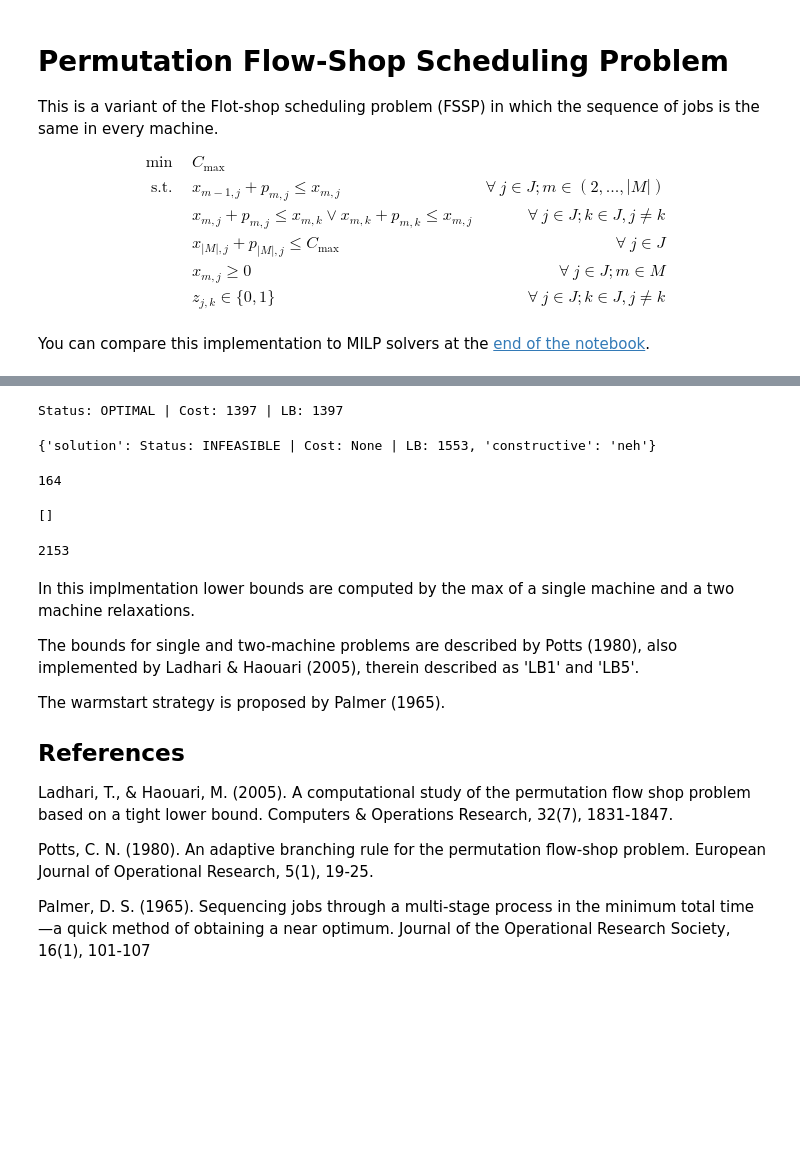
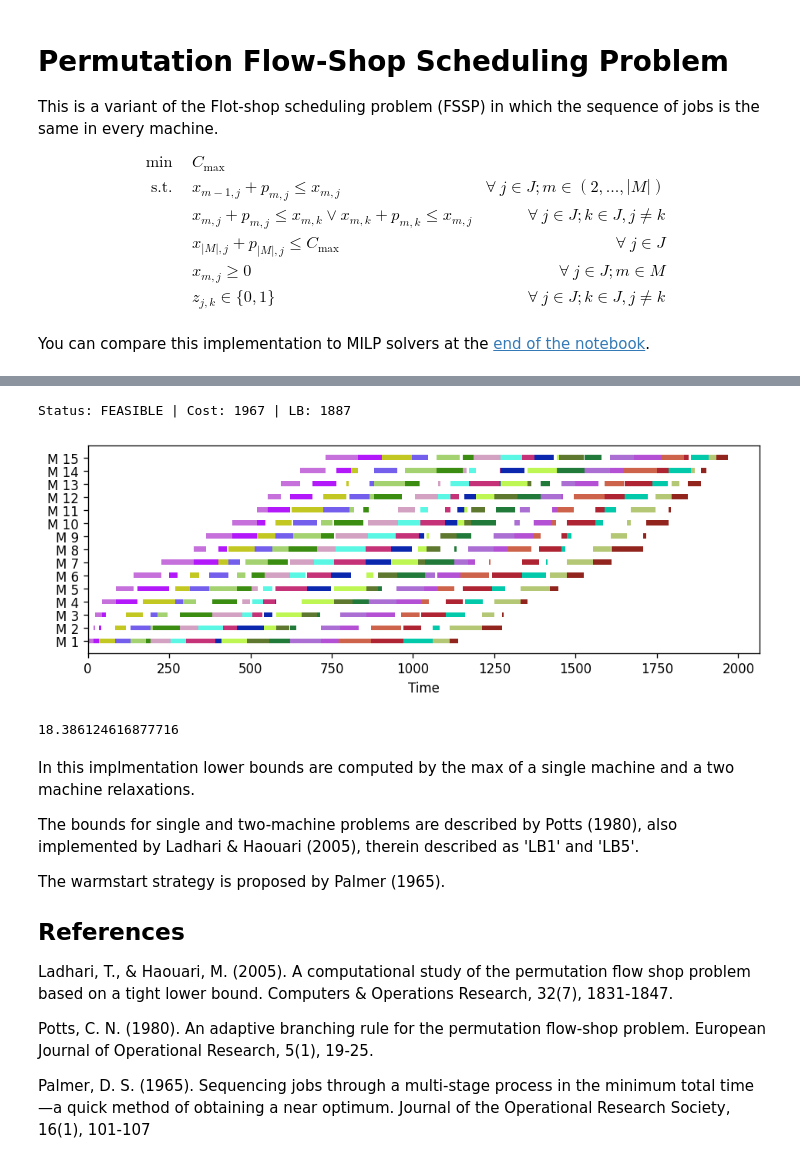
Before and after one commit to bruscalia/bnbpy, a Jupyter notebook: notebooks/pfssp-bench.ipynb, the cells around one changed output, grey strips where cells are left out. Saved outputs shown, nothing was run; the diff lists cells and outputs as text; code cells hidden in the pictures; blank space fills up the shorter version.

```diff
--- a/notebooks/pfssp-bench.ipynb
+++ b/notebooks/pfssp-bench.ipynb
@@ -35,5 +27,5 @@ from bnbpy import configure_logfile
 # %%
 configure_logfile("pfssp-bench.log", mode="w")
 # %%
-with open("./../data/flow-shop/ta016.json", mode="r", encoding="utf8") as f:
+with open("./../data/flow-shop/reC13.json", mode="r", encoding="utf8") as f:
     p = json.load(f)
@@ -95,3 +32,3 @@ class BnB(ExpBnB):
 # %%
-problem_sm = PermFlowShopLazy.from_p(p, constructive='neh')
-bnb_sm = BnB(eval_node="in", rtol=0.0001)
+problem_sm = CyPermFlowShopLazy.from_p(p, constructive='neh')
+bnb_sm = CallbackBnB(eval_node="in", rtol=0.0001, restart_freq=200)
@@ -145,23 +35,7 @@ print(time.time() - s)
 # %%
 sol_sm = bnb_sm.solve(
-    problem_sm, maxiter=500000, timelimit=300
+    problem_sm, maxiter=1000000, timelimit=600
 )
 print(sol_sm)
 # %% [output]
-Status: OPTIMAL | Cost: 1397 | LB: 1397
+Status: FEASIBLE | Cost: 1967 | LB: 1887
-# %%
-bnb_sm.queue[0][-1].problem.__dict__
-# %% [output]
-{'solution': Status: INFEASIBLE | Cost: None | LB: 1553, 'constructive': 'neh'}
-# %%
-len(bnb_sm.queue)
-# %% [output]
-164
-# %%
-bnb_sm.root.children[2].children[3].children[4].children
-# %% [output]
-[]
-# %%
-bnb_sm.queue[0][-1].solution.perm.lower_bound_2m()
-# %% [output]
-2153
@@ -177,2 +42,4 @@ bnb_sm.queue[0][-1].solution.perm.lower_bound_2m()
 # %%
-plot_gantt(sol_sm.sequence, dpi=120, seed=42, figsize=[8, 3])
+plot_gantt(sol_sm.perm.sequence, dpi=120, seed=42, figsize=[8, 3])
+# %% [output]
+[figure, added]
@@ -179,3 +48,7 @@ plot_gantt(sol_sm.sequence, dpi=120, seed=42, figsize=[8, 3])
+# %%
+math.log10(math.factorial(20))
+# %% [output]
+18.386124616877716
 # %% [markdown]
 In this implmentation lower bounds are computed by
 the max of a single machine and
```
Also changed, not shown: parts of 10 cells of this notebook, 15 other files.
